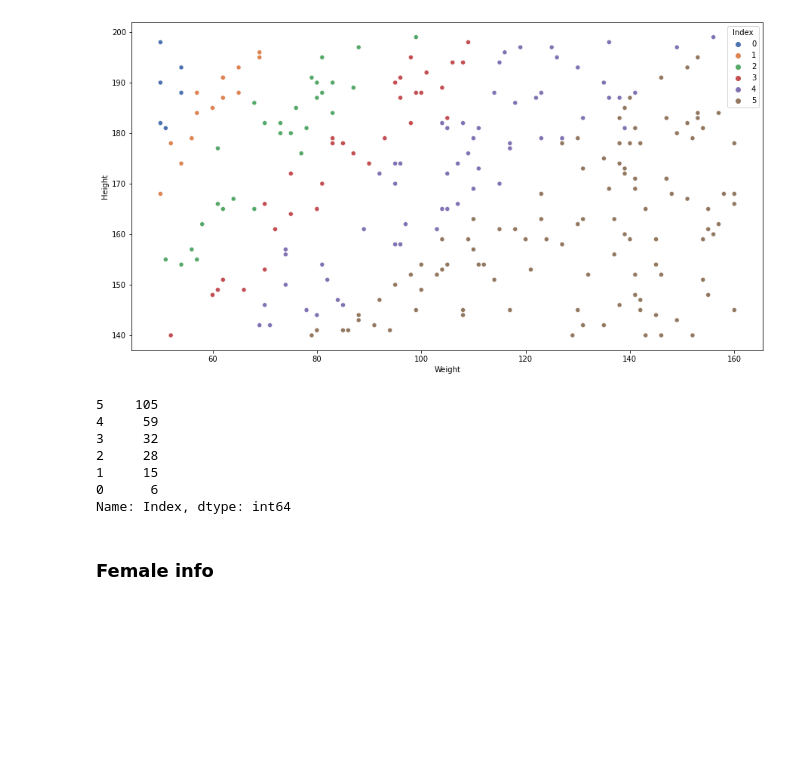
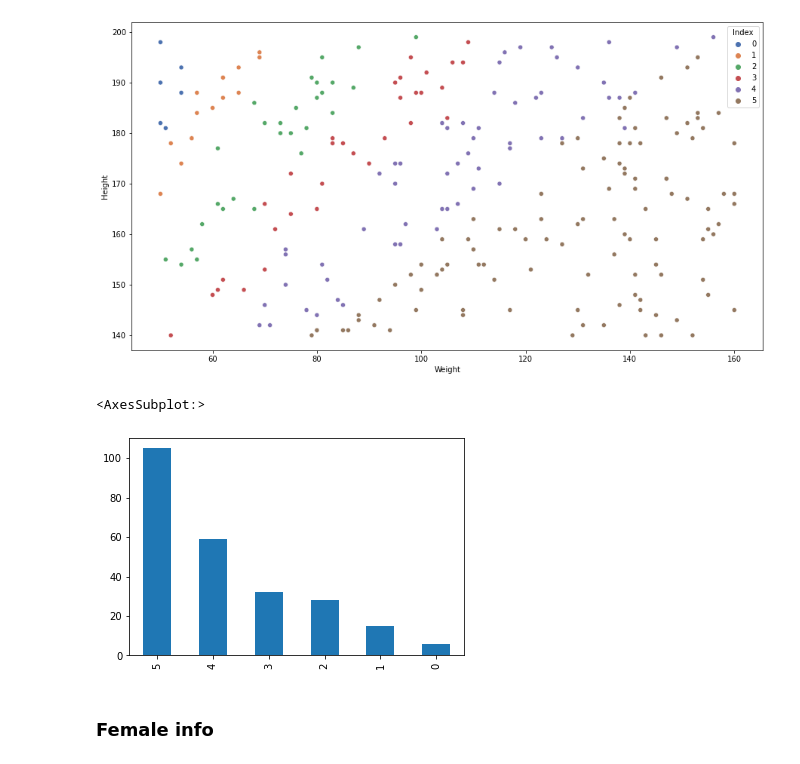
Before and after one commit to Jeko-Mus/Strive-Nutrition, a Jupyter notebook: Weights.ipynb, the cells around one changed output. Drawn from its saved outputs; the diff is of its cells as text; code cells hidden in the pictures; blank space fills up the shorter version.

```diff
--- a/Weights.ipynb
+++ b/Weights.ipynb
@@ -59,15 +59,10 @@ plt.show()
 # %% [output]
 [figure]
 # %%
-m_df['Index'].value_counts()
+m_df['Index'].value_counts().plot(kind='bar')
 # %% [output]
-5    105
-4     59
-3     32
-2     28
-1     15
-0      6
-Name: Index, dtype: int64
+<AxesSubplot:>
+[figure, added]
 # %% [markdown]
 ### Female info
 # %%
```
Also changed, not shown: parts of 1 cell of this notebook, 15 other files.
